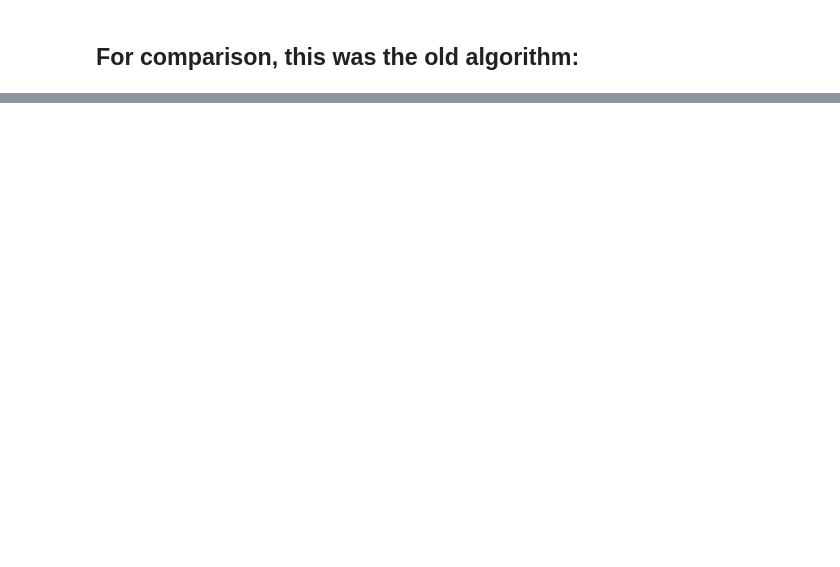
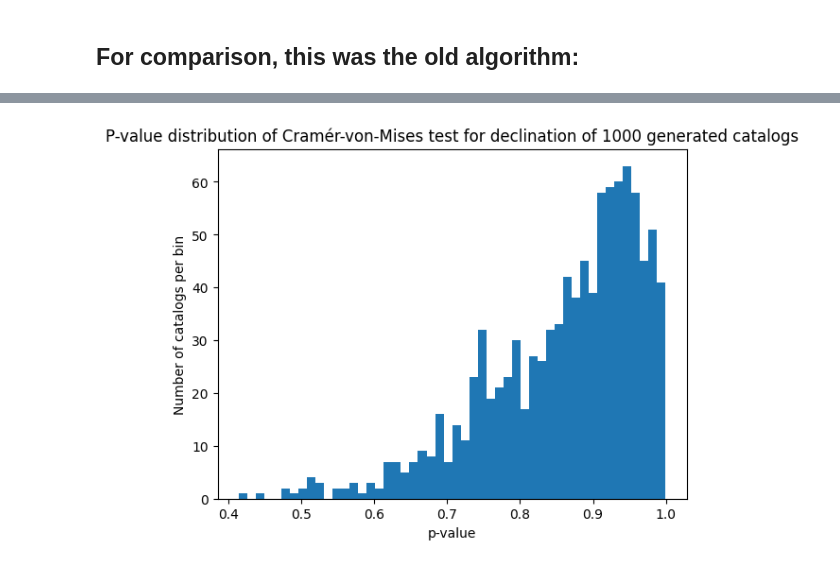
Before and after one commit to SimonPickRUB/bachelor-thesis, a Jupyter notebook: MC catalog generation/MC catalog generation 2.0.ipynb, the cells around one changed output, grey strips where cells are left out. Saved outputs shown, nothing was run; the diff lists cells and outputs as text; code cells hidden in the pictures; blank space fills up the shorter version.

```diff
--- a/MC catalog generation/MC catalog generation 2.0.ipynb
+++ b/MC catalog generation/MC catalog generation 2.0.ipynb
@@ -179,0 +169,11 @@ plt.show()
+# %%
+testdata_cvm_dec_old = []
+for i in range(1000):
+    testdata_cvm_dec_old.append(stats.cramervonmises_2samp(old[i][1], np.array(df["DEC"])).pvalue)
+plt.hist(testdata_cvm_dec_old, bins=50)
+plt.title("P-value distribution of Cramér-von-Mises test for declination of 1000 generated catalogs")
+plt.xlabel("p-value")
+plt.ylabel("Number of catalogs per bin")
+plt.show()
+# %% [output]
+[figure, new version]
```
Also changed, not shown: parts of 7 cells of this notebook.
